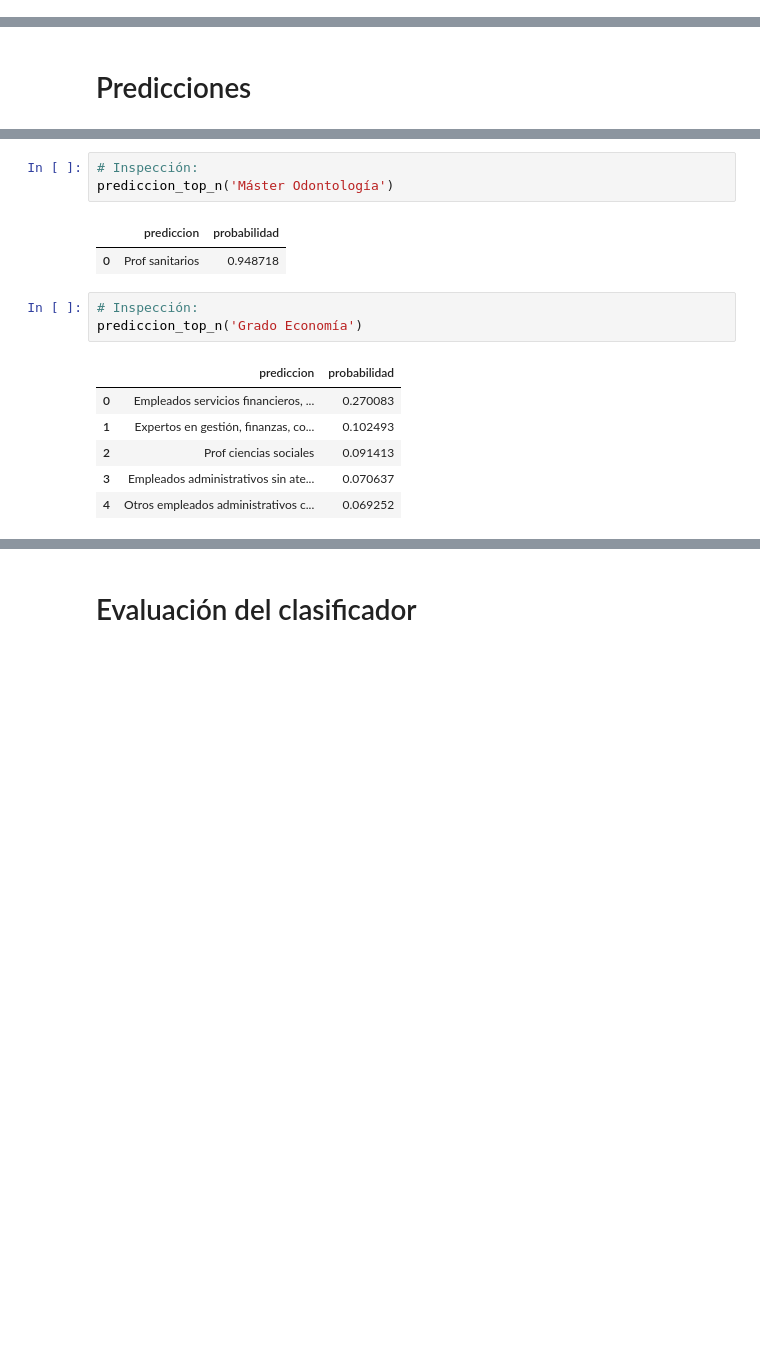
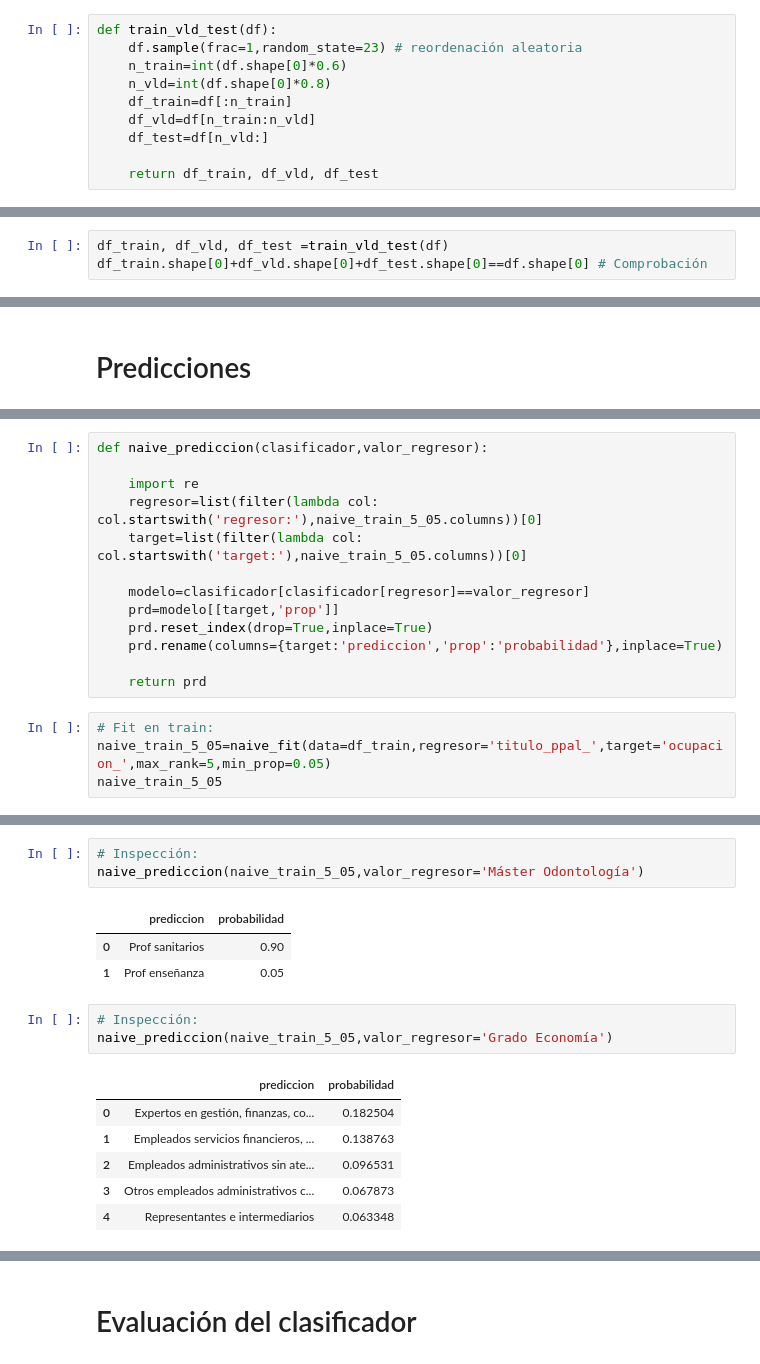
Before and after one commit to bdeotto/KSchool_TFM, a Jupyter notebook: naive_benchmark.ipynb, the cells around one changed output, grey strips where cells are left out. Cells and saved outputs as stored; diff of their text form; blank space fills up the shorter version.

```diff
--- a/naive_benchmark.ipynb
+++ b/naive_benchmark.ipynb
@@ -330,0 +438,10 @@ naive_top_n.sample(2)
+# %%
+def train_vld_test(df):
+    df.sample(frac=1,random_state=23) # reordenación aleatoria
+    n_train=int(df.shape[0]*0.6)
+    n_vld=int(df.shape[0]*0.8)
+    df_train=df[:n_train]
+    df_vld=df[n_train:n_vld]
+    df_test=df[n_vld:]
+
+    return df_train, df_vld, df_test
@@ -330,0 +450,3 @@ naive_top_n.sample(2)
+# %%
+df_train, df_vld, df_test =train_vld_test(df)
+df_train.shape[0]+df_vld.shape[0]+df_test.shape[0]==df.shape[0] # Comprobación
@@ -339,0 +461,17 @@ def prediccion_top_n(titulo):
+# %%
+def naive_prediccion(clasificador,valor_regresor):
+
+    import re
+    regresor=list(filter(lambda col: col.startswith('regresor:'),naive_train_5_05.columns))[0]
+    target=list(filter(lambda col: col.startswith('target:'),naive_train_5_05.columns))[0]
+
+    modelo=clasificador[clasificador[regresor]==valor_regresor]
+    prd=modelo[[target,'prop']]
+    prd.reset_index(drop=True,inplace=True)
+    prd.rename(columns={target:'prediccion','prop':'probabilidad'},inplace=True)
+
+    return prd
+# %%
+# Fit en train:
+naive_train_5_05=naive_fit(data=df_train,regresor='titulo_ppal_',target='ocupacion_',max_rank=5,min_prop=0.05)
+naive_train_5_05
@@ -340,18 +492,19 @@ def prediccion_top_n(titulo):
 # %%
 # Inspección:
-prediccion_top_n('Máster Odontología')
+naive_prediccion(naive_train_5_05,valor_regresor='Máster Odontología')
 # %% [output]
 |  | prediccion | probabilidad |
-| 0 | Prof sanitarios | 0.948718 |
+| 0 | Prof sanitarios | 0.90 |
+| 1 | Prof enseñanza | 0.05 |
 # %%
 # Inspección:
-prediccion_top_n('Grado Economía')
+naive_prediccion(naive_train_5_05,valor_regresor='Grado Economía')
 # %% [output]
 |  | prediccion | probabilidad |
-| 0 | Empleados servicios financieros, ... | 0.270083 |
-| 1 | Expertos en gestión, finanzas, co... | 0.102493 |
-| 2 | Prof ciencias sociales | 0.091413 |
-| 3 | Empleados administrativos sin ate... | 0.070637 |
-| 4 | Otros empleados administrativos c... | 0.069252 |
+| 0 | Expertos en gestión, finanzas, co... | 0.182504 |
+| 1 | Empleados servicios financieros, ... | 0.138763 |
+| 2 | Empleados administrativos sin ate... | 0.096531 |
+| 3 | Otros empleados administrativos c... | 0.067873 |
+| 4 | Representantes e intermediarios | 0.063348 |
 # %%
 # Inspección:
```
Also changed, not shown: parts of 76 cells of this notebook.
